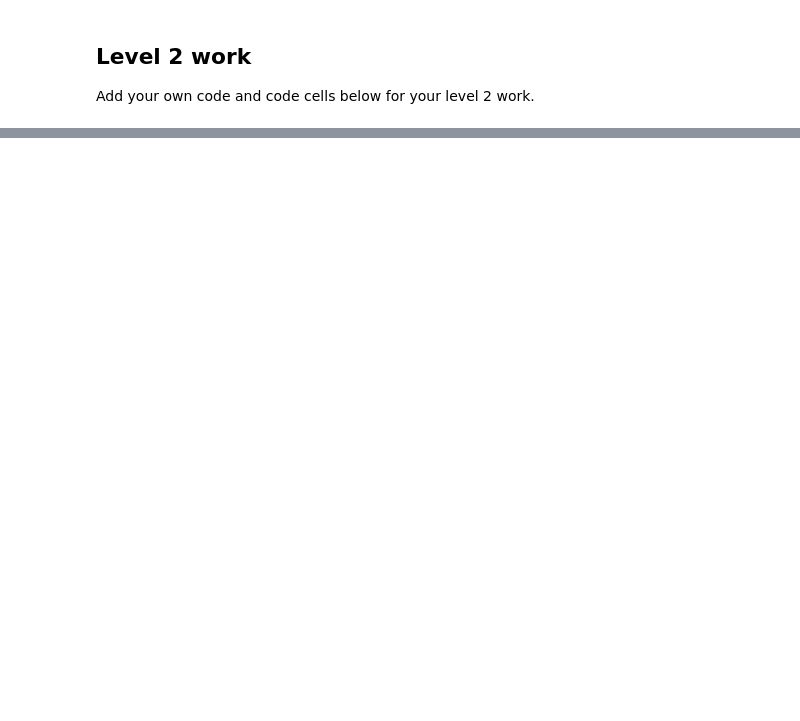
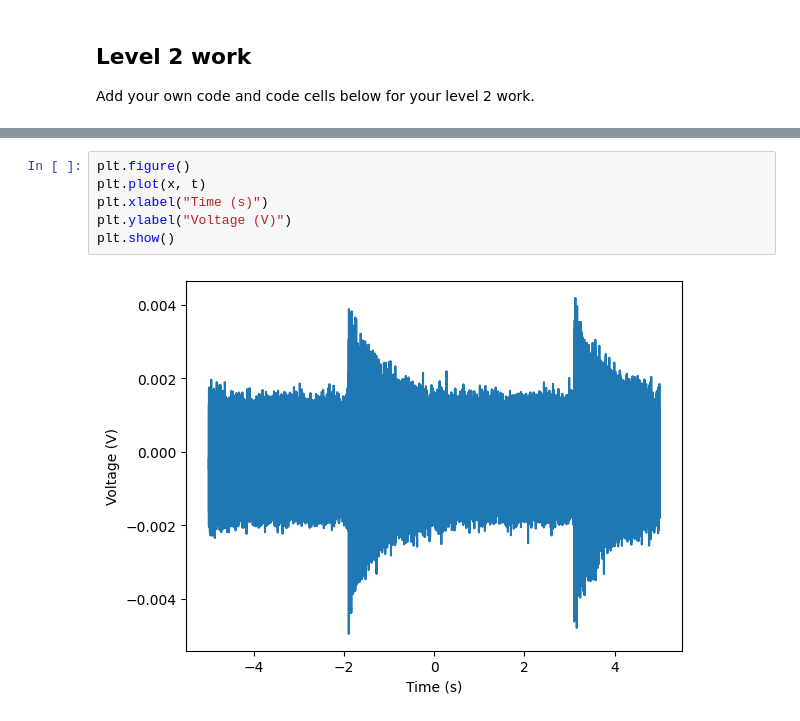
Before and after one commit to SHoogeman/Snaar-Proef, a Jupyter notebook: lab session notebooks/TN2211 Session 06.ipynb, the cells around one changed output, grey strips where cells are left out. Saved outputs shown, nothing was run; the diff lists cells and outputs as text; blank space fills up the shorter version.

```diff
--- a/lab session notebooks/TN2211 Session 06.ipynb
+++ b/lab session notebooks/TN2211 Session 06.ipynb
@@ -110,0 +127,8 @@ Add your own code and code cells below for your level 2 work.
+# %%
+plt.figure()
+plt.plot(x, t)
+plt.xlabel("Time (s)")
+plt.ylabel("Voltage (V)")
+plt.show()
+# %% [output]
+[figure, added]
```
Also changed, not shown: parts of 11 cells of this notebook, 4 other files.
